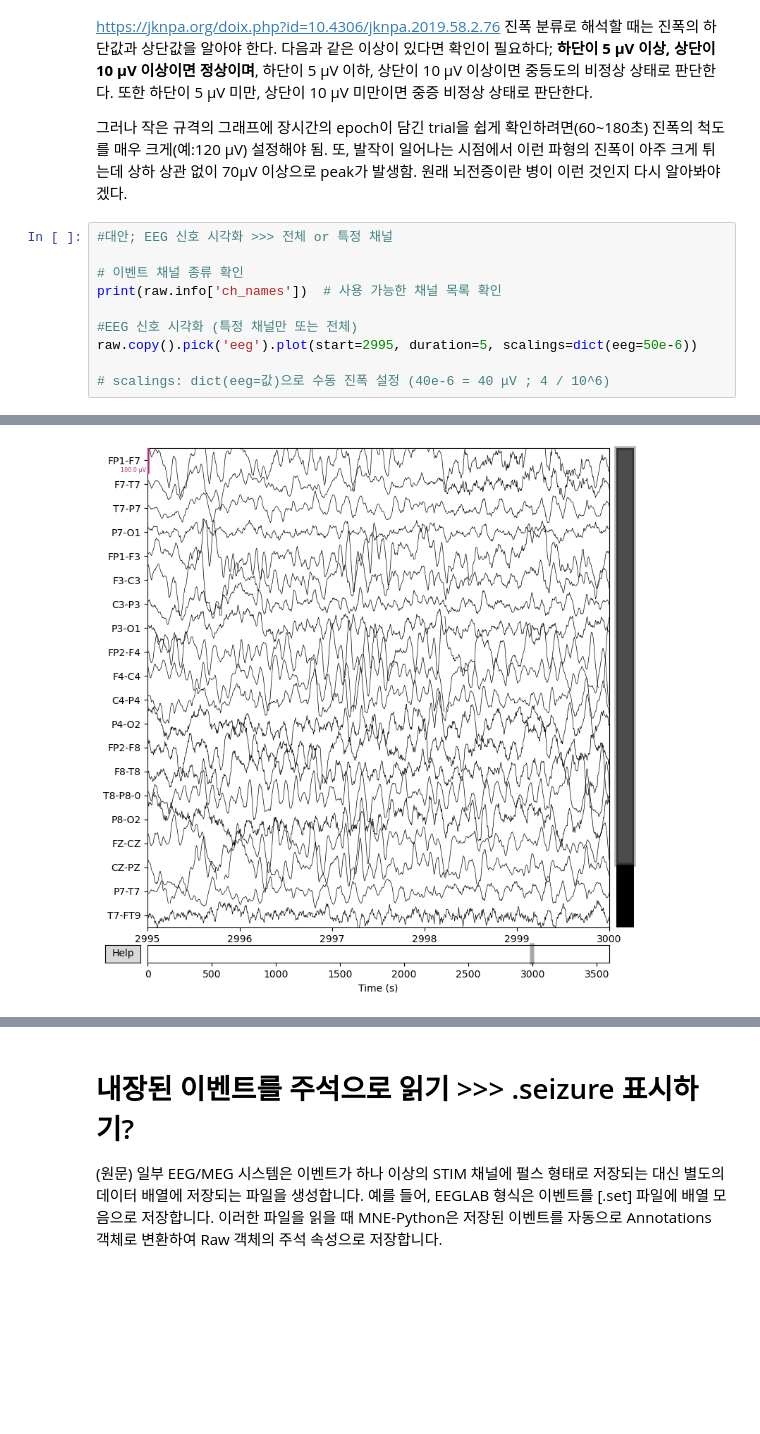
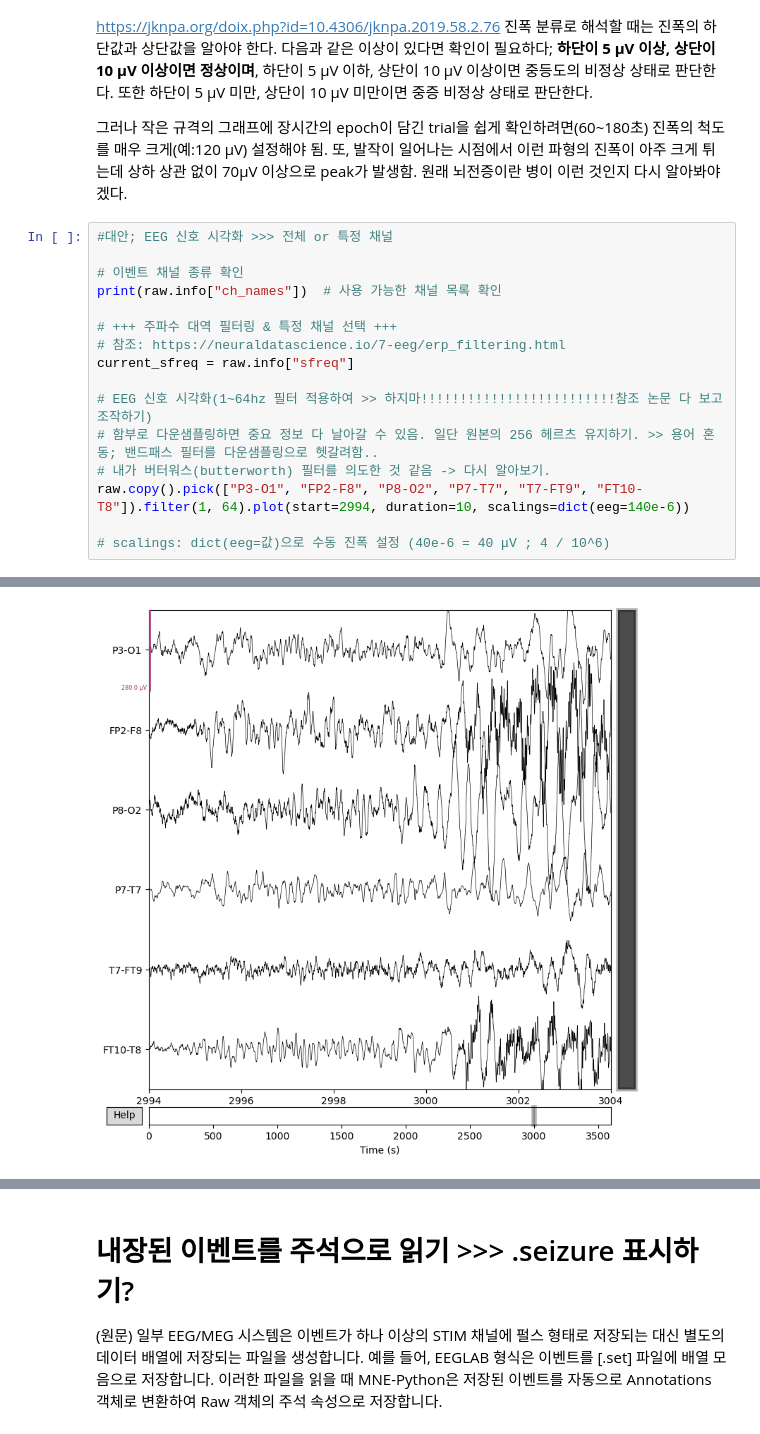
Before and after one commit to khjloversclub/EEGkhj, a Jupyter notebook: EESNN/MNEs/asdf.ipynb, the cells around one changed output, grey strips where cells are left out. Saved outputs shown, nothing was run; the diff lists cells and outputs as text; blank space fills up the shorter version.

```diff
--- a/EESNN/MNEs/asdf.ipynb
+++ b/EESNN/MNEs/asdf.ipynb
@@ -78,10 +78,16 @@ https://jknpa.org/doix.php?id=10.4306/jknpa.2019.58.2.76
 #대안; EEG 신호 시각화 >>> 전체 or 특정 채널
 
 # 이벤트 채널 종류 확인
-print(raw.info['ch_names'])  # 사용 가능한 채널 목록 확인
+print(raw.info["ch_names"])  # 사용 가능한 채널 목록 확인
 
-#EEG 신호 시각화 (특정 채널만 또는 전체)
-raw.copy().pick('eeg').plot(start=2995, duration=5, scalings=dict(eeg=50e-6))
+# +++ 주파수 대역 필터링 & 특정 채널 선택 +++
+# 참조: https://neuraldatascience.io/7-eeg/erp_filtering.html
+current_sfreq = raw.info["sfreq"]
+
+# EEG 신호 시각화(1~64hz 필터 적용하여 >> 하지마!!!!!!!!!!!!!!!!!!!!!!!!!참조 논문 다 보고 조작하기)
+# 함부로 다운샘플링하면 중요 정보 다 날아갈 수 있음. 일단 원본의 256 헤르츠 유지하기. >> 용어 혼동; 밴드패스 필터를 다운샘플링으로 헷갈려함..
+# 내가 버터워스(butterworth) 필터를 의도한 것 같음 -> 다시 알아보기.
+raw.copy().pick(["P3-O1", "FP2-F8", "P8-O2", "P7-T7", "T7-FT9", "FT10-T8"]).filter(1, 64).plot(start=2994, duration=10, scalings=dict(eeg=140e-6))
 
 # scalings: dict(eeg=값)으로 수동 진폭 설정 (40e-6 = 40 μV ; 4 / 10^6)
 # %% [output]
@@ -90 +109 @@ Using matplotlib as 2D backend.
-[figure, old version]
+[figure, new version]
```
Also changed, not shown: parts of 18 cells of this notebook, 2 other files.
